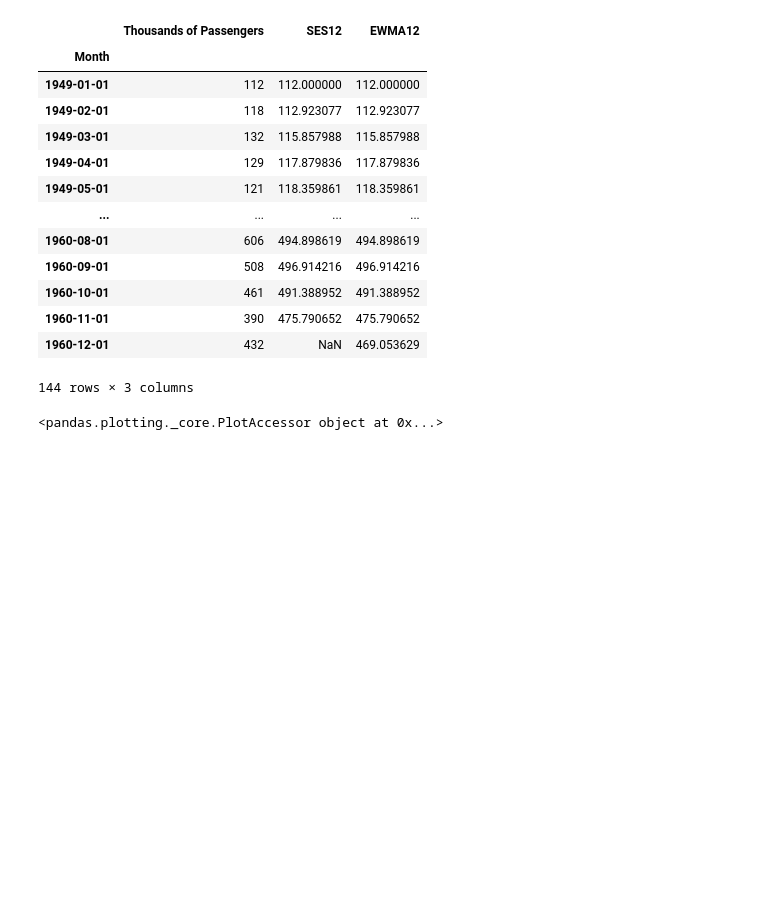
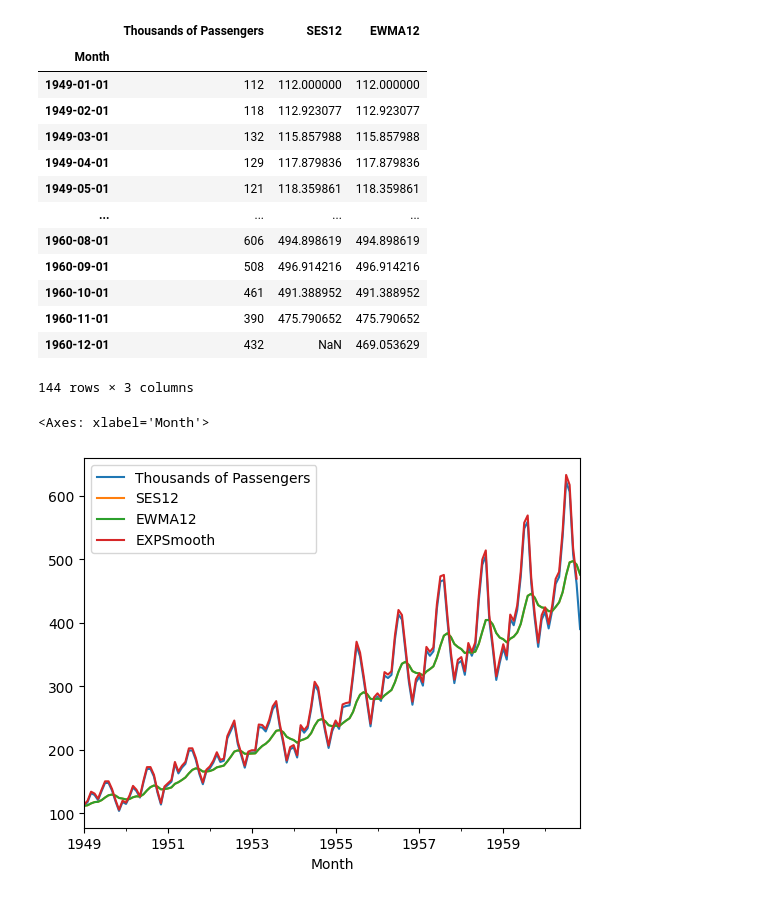
Before and after one commit to ucchol/docker, a Jupyter notebook: Data_Mining_Holt_Winters.ipynb, the cells around one changed output. Saved outputs shown, nothing was run; the diff lists cells and outputs as text; code cells hidden in the pictures; blank space fills up the shorter version.

```diff
--- a/Data_Mining_Holt_Winters.ipynb
+++ b/Data_Mining_Holt_Winters.ipynb
@@ -71,12 +82,15 @@ airline
 | 1960-11-01 | 390 | 475.790652 | 475.790652 |
 | 1960-12-01 | 432 | NaN | 469.053629 |
 144 rows × 3 columns
+# %%
+airline.dropna(inplace=True) #dropping null values
 # %%
 from statsmodels.tsa.holtwinters import ExponentialSmoothing
 
 airline['EXPSmooth']=ExponentialSmoothing(airline['Thousands of Passengers'],
                     trend='mul').fit().fittedvalues.shift(-1)
 # %%
-airline.plot
+airline.plot()
 # %% [output]
-<pandas.plotting._core.PlotAccessor object at 0x...>
+<Axes: xlabel='Month'>
+[figure, added]
```
Also changed, not shown: parts of 2 cells of this notebook.
